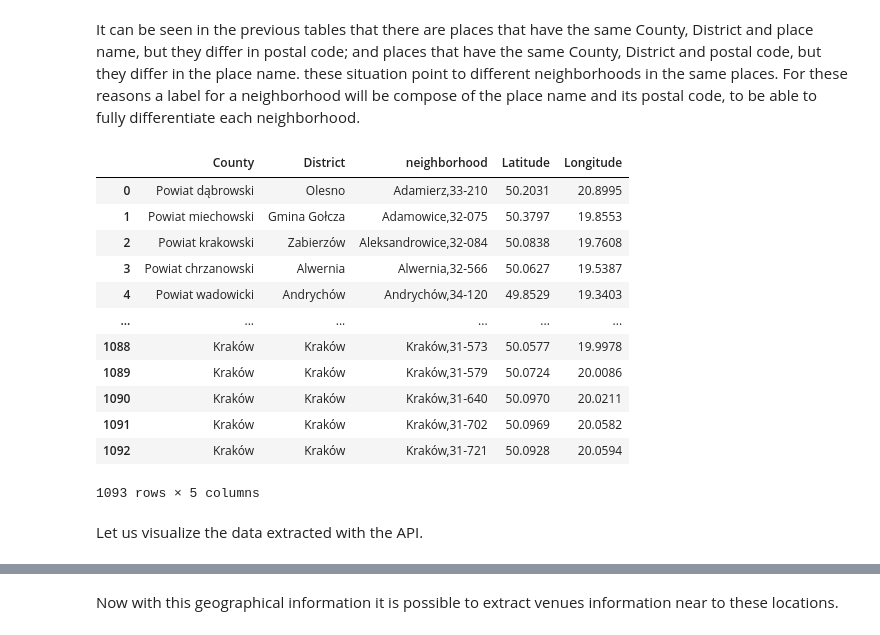
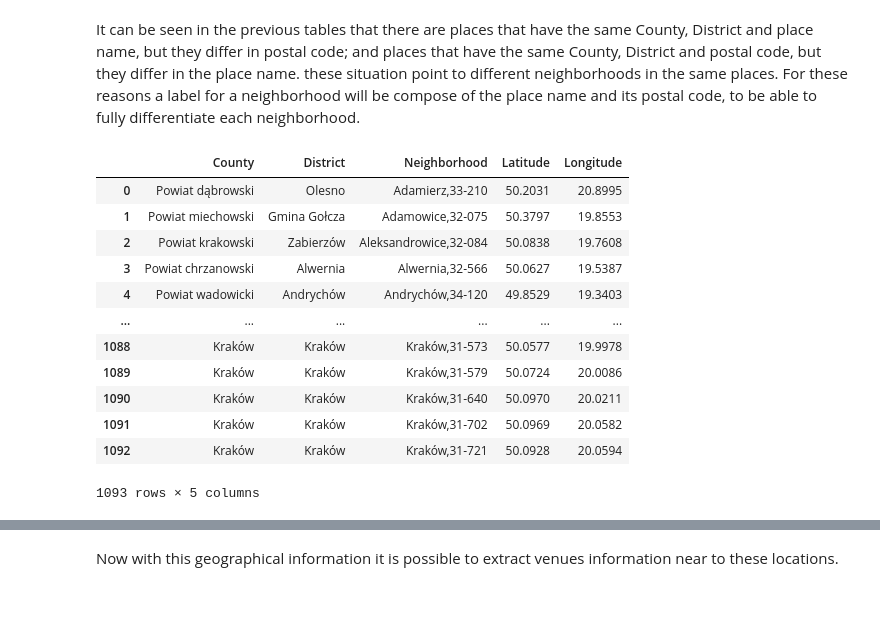
Before and after one commit to rcofrer/Coursera_Capstone, a Jupyter notebook: Off_shore_office_placement.ipynb, the cells around one changed output, grey strips where cells are left out. Saved outputs shown, nothing was run; the diff lists cells and outputs as text; code cells hidden in the pictures; blank space fills up the shorter version.

```diff
--- a/Off_shore_office_placement.ipynb
+++ b/Off_shore_office_placement.ipynb
@@ -113,13 +125,13 @@ malopolska_data[malopolska_data['PostalCode']=='38-340']
 # %% [markdown]
 It can be seen in the previous tables that there are places that have the same County, District and place name, but they differ in postal code; and places that have the same County, District and postal code, but they differ in the place name. these situation point to different neighborhoods in the same places. For these reasons a label for a neighborhood will be compose of the place name and its postal code, to be able to fully differentiate each neighborhood.
 # %%
-malopolska_data['neighborhood']= malopolska_data['PlaceName']+','+ malopolska_data['PostalCode']
+malopolska_data['Neighborhood']= malopolska_data['PlaceName']+','+ malopolska_data['PostalCode']
 malopolska_data.drop(['PlaceName','PostalCode'],axis=1,inplace=True)
 # %%
-malopolska_data = malopolska_data[['County','District','neighborhood','Latitude','Longitude']]
+malopolska_data = malopolska_data[['County','District','Neighborhood','Latitude','Longitude']]
 malopolska_data
 # %% [output]
-|  | County | District | neighborhood | Latitude | Longitude |
+|  | County | District | Neighborhood | Latitude | Longitude |
 | 0 | Powiat dąbrowski | Olesno | Adamierz,33-210 | 50.2031 | 20.8995 |
 | 1 | Powiat miechowski | Gmina Gołcza | Adamowice,32-075 | 50.3797 | 19.8553 |
 | 2 | Powiat krakowski | Zabierzów | Aleksandrowice,32-084 | 50.0838 | 19.7608 |
@@ -132,5 +144,3 @@ malopolska_data
 | 1091 | Kraków | Kraków | Kraków,31-702 | 50.0969 | 20.0582 |
 | 1092 | Kraków | Kraków | Kraków,31-721 | 50.0928 | 20.0594 |
 1093 rows × 5 columns
-# %% [markdown]
-Let us visualize the data extracted with the API.
```
Also changed, not shown: parts of 57 cells of this notebook.
